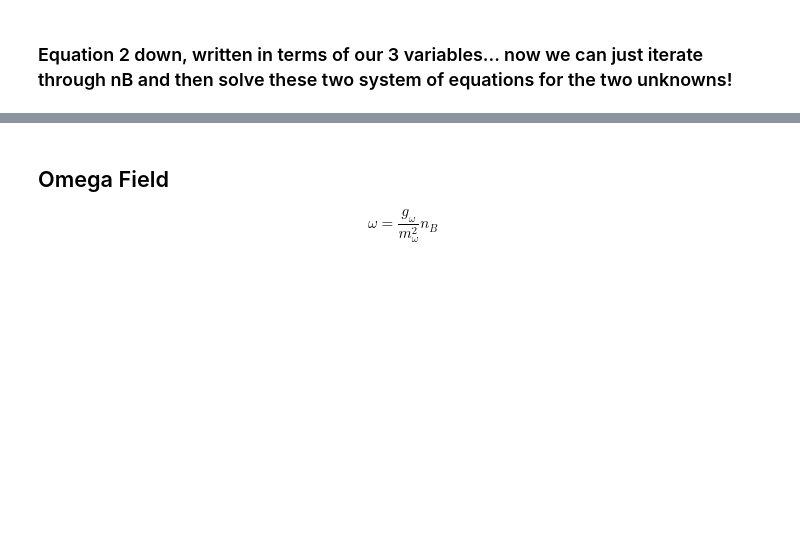
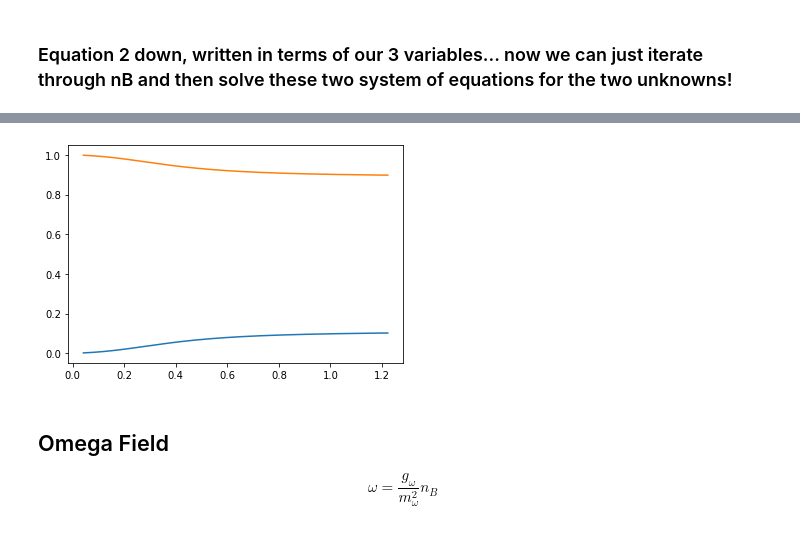
Before and after one commit to thevinhtran/Yay, a Jupyter notebook: Walecka Model.ipynb, the cells around one changed output, grey strips where cells are left out. Saved outputs shown, nothing was run; the diff lists cells and outputs as text; code cells hidden in the pictures; blank space fills up the shorter version.

```diff
--- a/Walecka Model.ipynb
+++ b/Walecka Model.ipynb
@@ -218,3 +297,18 @@ for i in range(len(nB_mev)):
+# %%
+neutron_frac = np.zeros(len(nB_mev))
+
+def n_frac(elec_frac):
+    # baryon num. cons -> 1 = x_n + x_p, charge cons -> x_p = x_e
+    return 1.0 - elec_frac
+
+for i in range(len(neutron_frac)):
+    neutron_frac[i] = n_frac(electron_frac[i])
+# %%
+plt.plot(nB*0.153, electron_frac)
+plt.plot(nB*0.153, neutron_frac)
+plt.show()
+# %% [output]
+[figure, added]
 # %% [markdown]
 ## Omega Field
 $$
```
Also changed, not shown: parts of 28 cells of this notebook, 3 other files.
